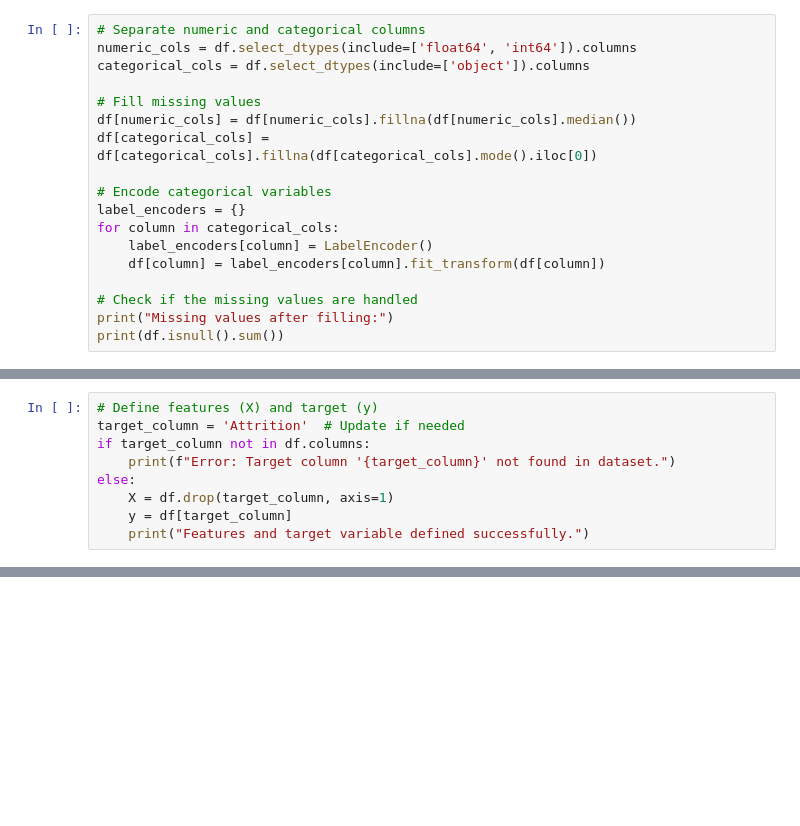
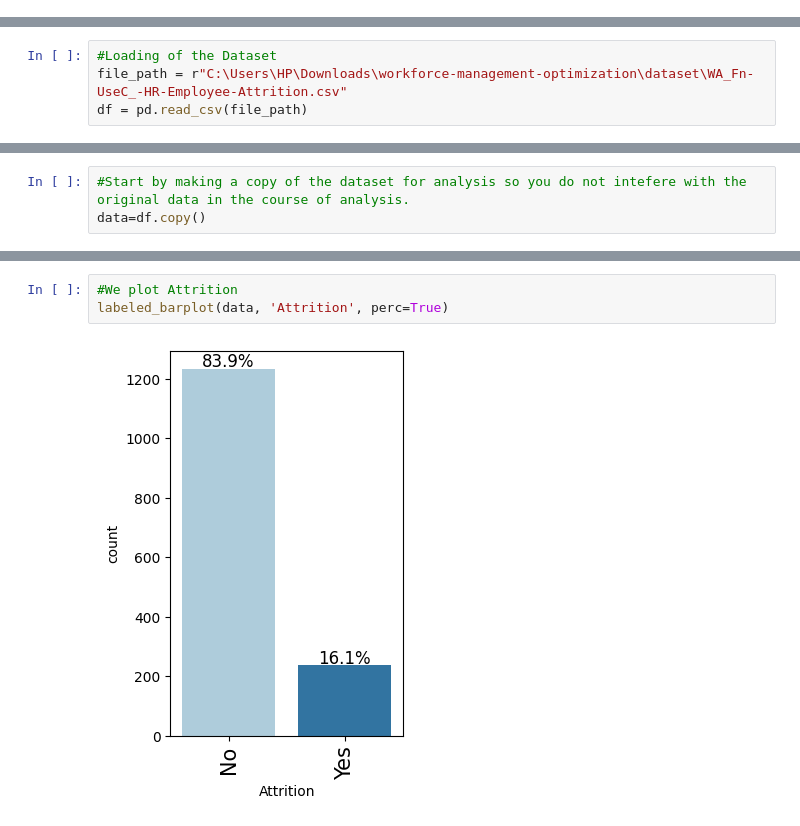
Before and after one commit to r-mbete/workforce-management-optimization, a Jupyter notebook: code.ipynb, the cells around one changed output, grey strips where cells are left out. Saved outputs shown, nothing was run; the diff lists cells and outputs as text; blank space fills up the shorter version.

Commit message:
Implement univariate analysis, data processing & model evaluation

```diff
--- a/code.ipynb
+++ b/code.ipynb
@@ -52,18 +0,0 @@ None
-# %%
-# Separate numeric and categorical columns
-numeric_cols = df.select_dtypes(include=['float64', 'int64']).columns
-categorical_cols = df.select_dtypes(include=['object']).columns
-
-# Fill missing values
-df[numeric_cols] = df[numeric_cols].fillna(df[numeric_cols].median())
-df[categorical_cols] = df[categorical_cols].fillna(df[categorical_cols].mode().iloc[0])
-
-# Encode categorical variables
-label_encoders = {}
-for column in categorical_cols:
-    label_encoders[column] = LabelEncoder()
-    df[column] = label_encoders[column].fit_transform(df[column])
-
-# Check if the missing values are handled
-print("Missing values after filling:")
-print(df.isnull().sum())
@@ -88,9 +0,0 @@ dtype: int64
-# %%
-# Define features (X) and target (y)
-target_column = 'Attrition'  # Update if needed
-if target_column not in df.columns:
-    print(f"Error: Target column '{target_column}' not found in dataset.")
-else:
-    X = df.drop(target_column, axis=1)
-    y = df[target_column]
-    print("Features and target variable defined successfully.")
@@ -303,0 +70,4 @@ curl -X POST http://127.0.0.1:5000/predict -H "Content-Type: application/json" -
+# %%
+#Loading of the Dataset
+file_path = r"C:\Users\HP\Downloads\workforce-management-optimization\dataset\WA_Fn-UseC_-HR-Employee-Attrition.csv"
+df = pd.read_csv(file_path)
@@ -303,0 +203,3 @@ curl -X POST http://127.0.0.1:5000/predict -H "Content-Type: application/json" -
+# %%
+#Start by making a copy of the dataset for analysis so you do not intefere with the original data in the course of analysis.
+data=df.copy()
@@ -303,0 +377,5 @@ curl -X POST http://127.0.0.1:5000/predict -H "Content-Type: application/json" -
+# %%
+#We plot Attrition
+labeled_barplot(data, 'Attrition', perc=True)
+# %% [output]
+[figure, added]
```
Also changed, not shown: parts of 77 cells of this notebook, 1 other file.
